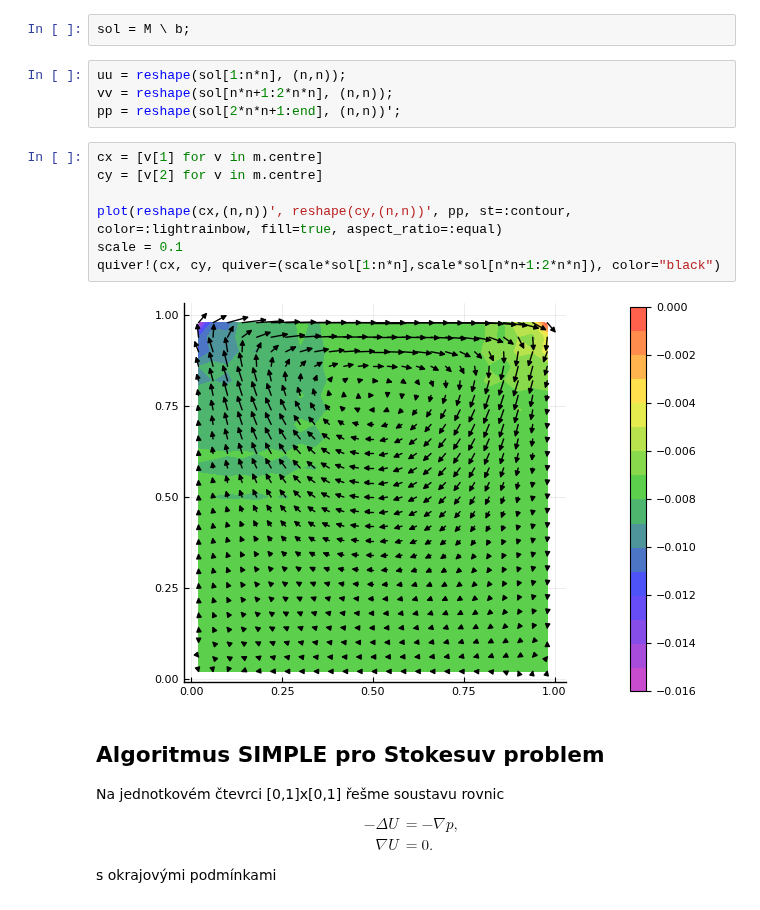
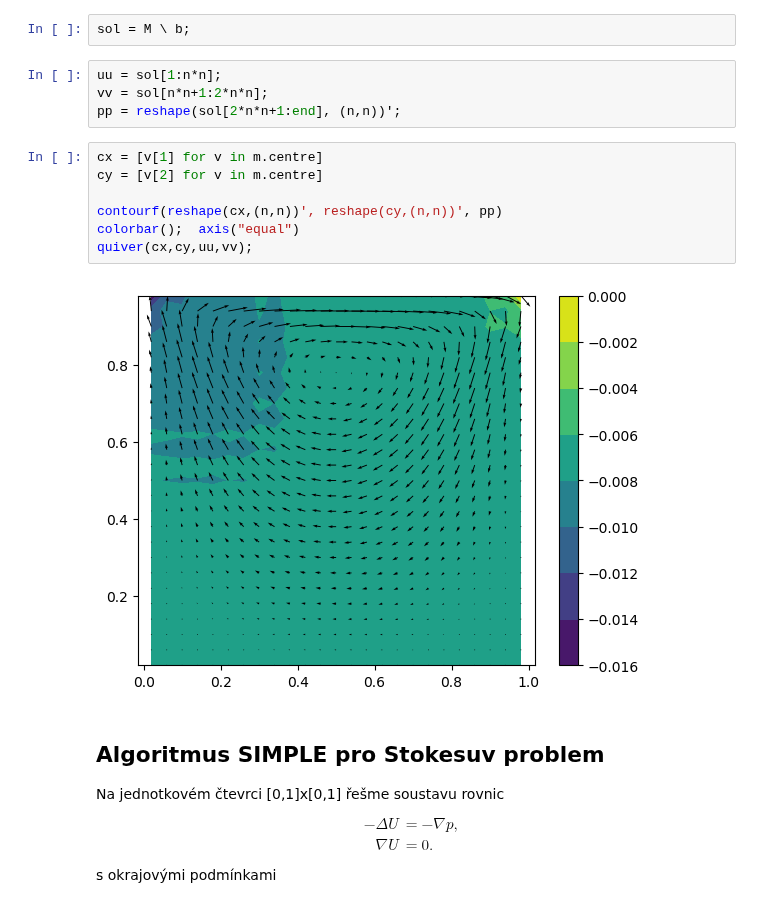
Before and after one commit to furstj/NSP, a Jupyter notebook: lessons/03_stokes.ipynb, the cells around one changed output. Drawn from its saved outputs; the diff is of its cells as text.

```diff
--- a/lessons/03_stokes.ipynb
+++ b/lessons/03_stokes.ipynb
@@ -104,18 +104,18 @@ cond(Array(M))
 # %%
 sol = M \ b;
 # %%
-uu = reshape(sol[1:n*n], (n,n));
-vv = reshape(sol[n*n+1:2*n*n], (n,n));
+uu = sol[1:n*n];
+vv = sol[n*n+1:2*n*n];
 pp = reshape(sol[2*n*n+1:end], (n,n))';
 # %%
 cx = [v[1] for v in m.centre]
 cy = [v[2] for v in m.centre]
 
-plot(reshape(cx,(n,n))', reshape(cy,(n,n))', pp, st=:contour, color=:lightrainbow, fill=true, aspect_ratio=:equal)
-scale = 0.1
-quiver!(cx, cy, quiver=(scale*sol[1:n*n],scale*sol[n*n+1:2*n*n]), color="black")
+contourf(reshape(cx,(n,n))', reshape(cy,(n,n))', pp)
+colorbar();  axis("equal")
+quiver(cx,cy,uu,vv);
 # %% [output]
-[figure, old version]
+[figure, new version]
 # %% [markdown]
 ## Algoritmus SIMPLE pro Stokesuv problem
 
```
Also changed, not shown: parts of 12 cells of this notebook, 5 other files.
